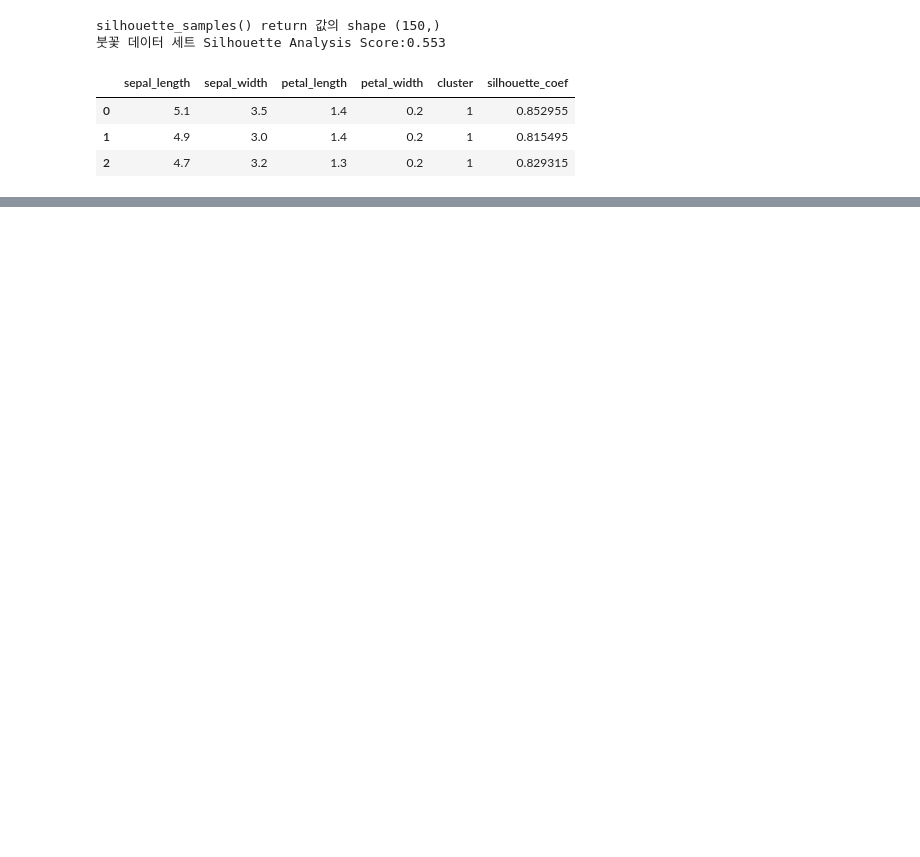
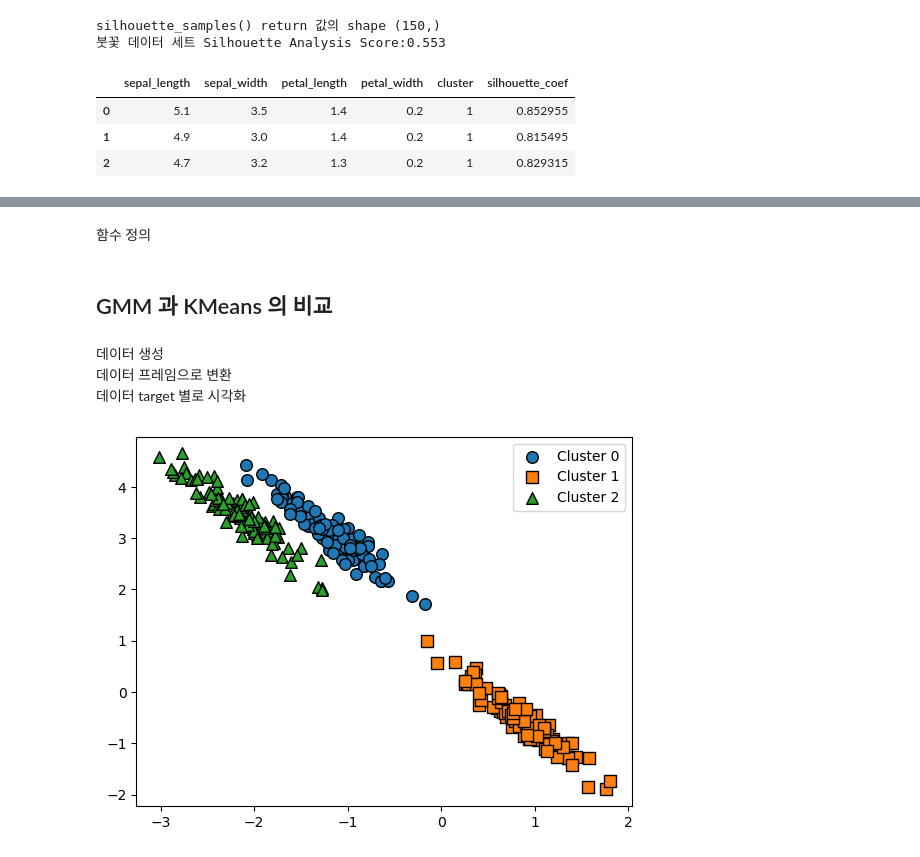
Before and after one commit to kimdyoc13/Cheese_house, a Jupyter notebook: chapter_7_clustering.ipynb, the cells around one changed output, grey strips where cells are left out. Cells and saved outputs as stored; diff of their text form; code cells hidden in the pictures; blank space fills up the shorter version.

```diff
--- a/chapter_7_clustering.ipynb
+++ b/chapter_7_clustering.ipynb
@@ -209,0 +677,2 @@ silhouette_samples() return 값의 shape (150,)
+# %% [markdown]
+함수 정의
@@ -209,0 +712,24 @@ silhouette_samples() return 값의 shape (150,)
+# %% [markdown]
+## GMM 과 KMeans 의 비교
+# %% [markdown]
+데이터 생성
+데이터 프레임으로 변환
+데이터 target 별로 시각화
+# %%
+from sklearn.datasets import make_blobs
+
+# make_blobs() 로 300개의 데이터 세트, 3개의 군집 세트, clsuter_std = 0.5 를 만듦
+X, y = make_blobs(n_samples = 300, n_features = 2, centers = 3, cluster_std = 0.5, random_state = 0)
+
+# 길게 늘어난 타원형의 데이터 세트를 생성하기 위해 변환함
+transformation = ([0.60834549, -0.63667341], [-0.40887718, 0.85253229])
+X_aniso = np.dot(X, transformation)
+
+# feature 데이터 세트와 make_blobs() 의 y 결과값을 DataFrame으로 저장
+clusterDF = pd.DataFrame(data = X_aniso, columns = ['ftr1', 'ftr2'])
+clusterDF['target'] = y
+
+# 생성된 데이터 세트를 target 별로 다른 마카로 표시해 시각화 됨
+visualize_cluster_plot(None, clusterDF, 'target', iscenter = False)
+# %% [output]
+[figure, added]
```
Also changed, not shown: parts of 113 cells of this notebook.
